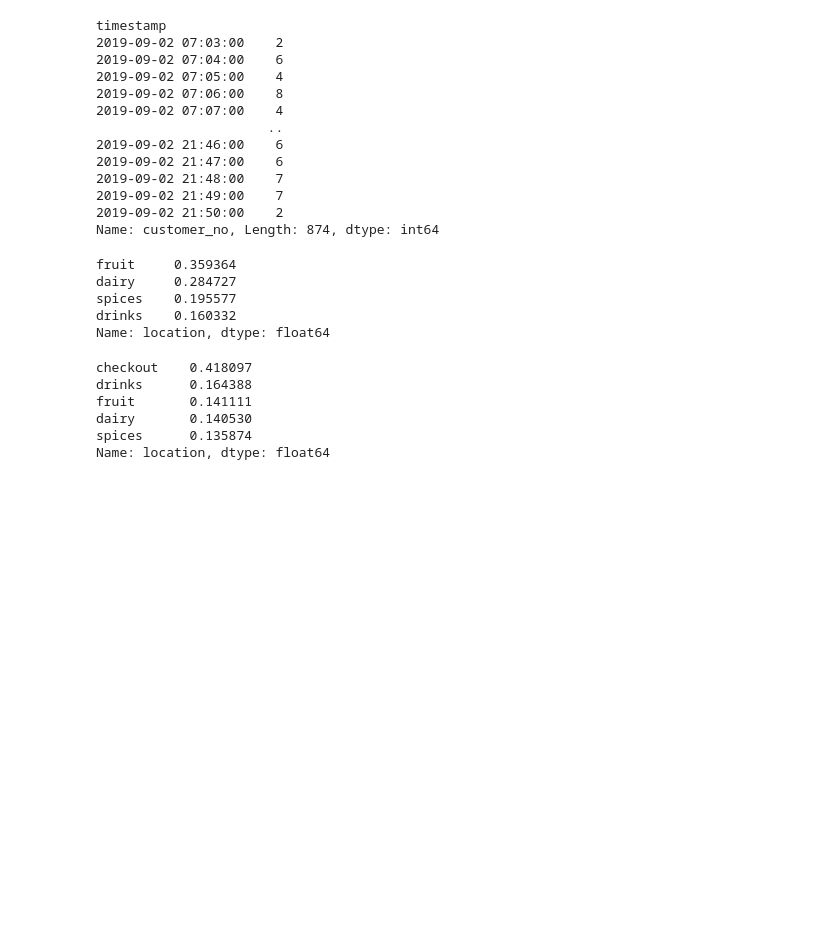
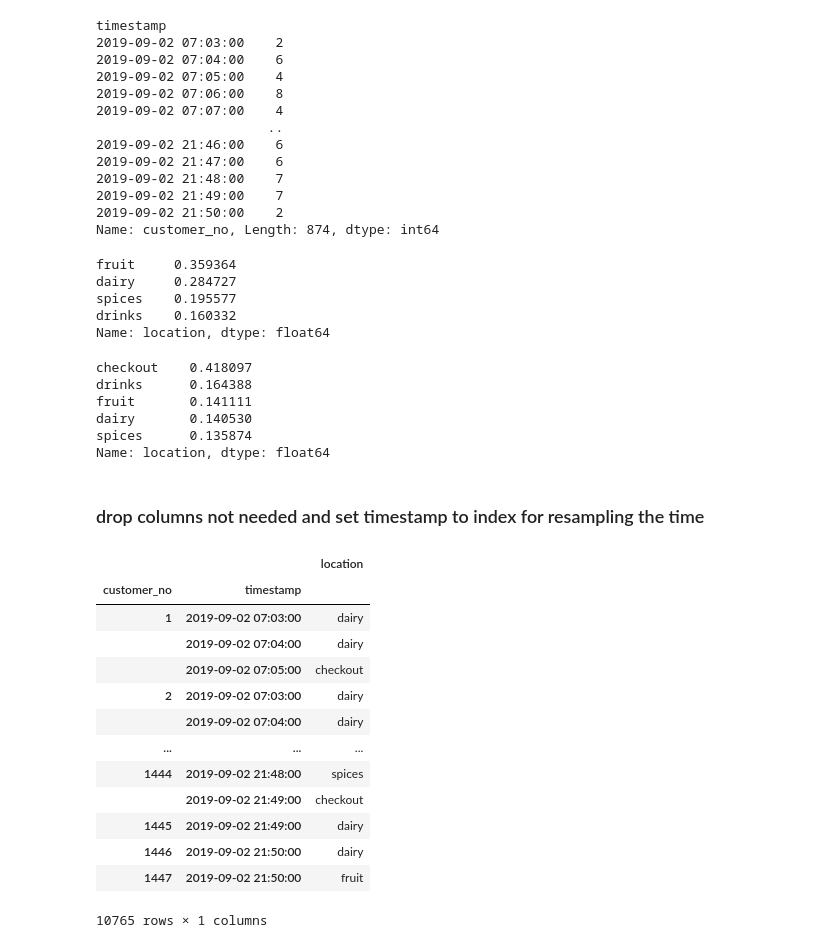
Before and after one commit to memredikici/markov_simulation, a Jupyter notebook: Markov_Arjang.ipynb, the cells around one changed output. Cells and saved outputs as stored; diff of their text form; code cells hidden in the pictures; blank space fills up the shorter version.

```diff
--- a/Markov_Arjang.ipynb
+++ b/Markov_Arjang.ipynb
@@ -183,4 +184,6 @@ fruit       0.141111
 dairy       0.140530
 spices      0.135874
 Name: location, dtype: float64
+# %% [markdown]
+### drop columns not needed and set timestamp to index for resampling the time
 # %%
@@ -188 +192,21 @@ df_sorted.drop(columns=['time_diff', 'first'], inplace=True)
+# %%
+df_resampled=df_sorted.groupby('customer_no').resample('1T').ffill()
+df_resampled.drop(columns=['customer_no'], inplace=True)
+#df_resampled.reset_index(inplace=True)
+df_resampled
+# %% [output]
+|  |  | location |
+| customer_no | timestamp |  |
+| 1 | 2019-09-02 07:03:00 | dairy |
+|  | 2019-09-02 07:04:00 | dairy |
+|  | 2019-09-02 07:05:00 | checkout |
+| 2 | 2019-09-02 07:03:00 | dairy |
+|  | 2019-09-02 07:04:00 | dairy |
+| ... | ... | ... |
+| 1444 | 2019-09-02 21:48:00 | spices |
+|  | 2019-09-02 21:49:00 | checkout |
+| 1445 | 2019-09-02 21:49:00 | dairy |
+| 1446 | 2019-09-02 21:50:00 | dairy |
+| 1447 | 2019-09-02 21:50:00 | fruit |
+10765 rows × 1 columns
 # %%
```
Also changed, not shown: parts of 7 cells of this notebook.
